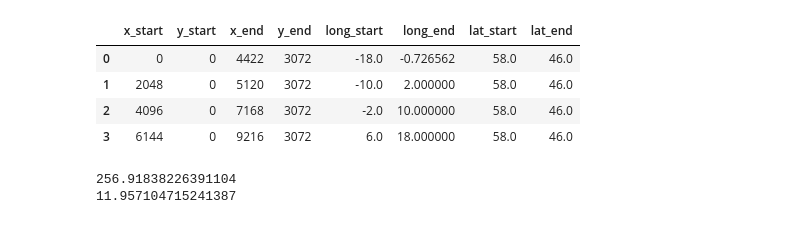
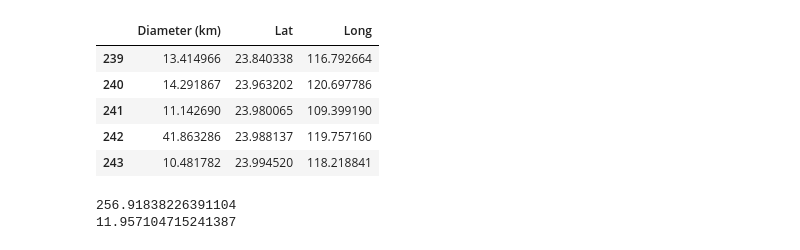
Before and after one commit to arielgis/DLM-Project, a Jupyter notebook: analysis/non_random_set.ipynb, the cells around one changed output. Drawn from its saved outputs; the diff is of its cells as text; code cells hidden in the pictures.

```diff
--- a/analysis/non_random_set.ipynb
+++ b/analysis/non_random_set.ipynb
@@ -6,15 +7,17 @@ import pandas as pd
 from PIL import Image
 import sys
 sys.path.append('../')
-# %%
-df = pd.read_csv('../../data/test_images_3072/train3_pixels.csv')
-df
-# %% [output]
-|  | x_start | y_start | x_end | y_end | long_start | long_end | lat_start | lat_end |
-| 0 | 0 | 0 | 4422 | 3072 | -18.0 | -0.726562 | 58.0 | 46.0 |
-| 1 | 2048 | 0 | 5120 | 3072 | -10.0 | 2.000000 | 58.0 | 46.0 |
-| 2 | 4096 | 0 | 7168 | 3072 | -2.0 | 10.000000 | 58.0 | 46.0 |
-| 3 | 6144 | 0 | 9216 | 3072 | 6.0 | 18.000000 | 58.0 | 46.0 |
+# %%
+data_path = '../../data/model_input_images/test_SLDEM_compression_before2_coordinates_108_126_12_24/'
+df = pd.read_csv(data_path+'craters_table.csv')
+df.tail()
+# %% [output]
+|  | Diameter (km) | Lat | Long |
+| 239 | 13.414966 | 23.840338 | 116.792664 |
+| 240 | 14.291867 | 23.963202 | 120.697786 |
+| 241 | 11.142690 | 23.980065 | 109.399190 |
+| 242 | 41.863286 | 23.988137 | 119.757160 |
+| 243 | 10.481782 | 23.994520 | 118.218841 |
 # %%
 import numpy as np
 ppm = 118 #m/pix
```
Also changed, not shown: parts of 9 cells of this notebook, 2 other files.
